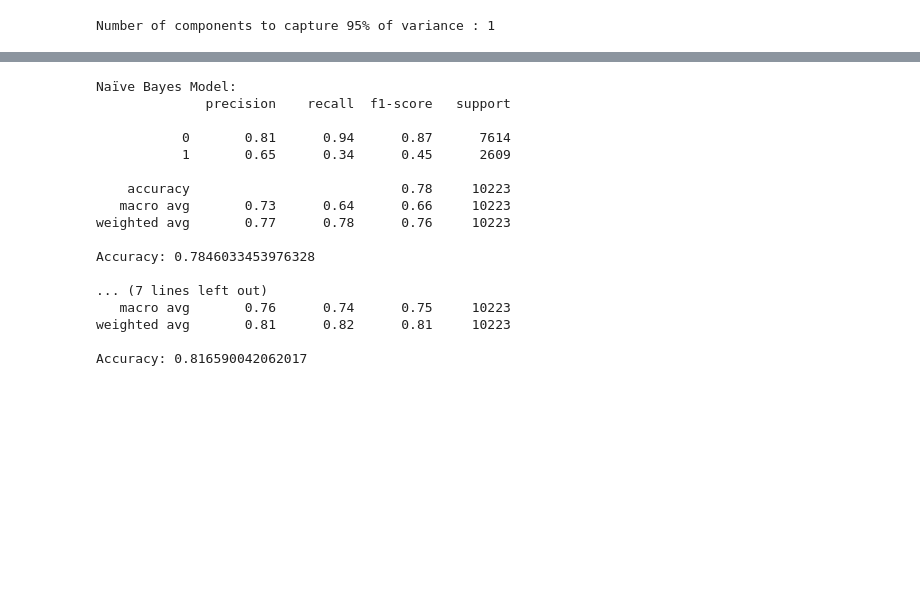
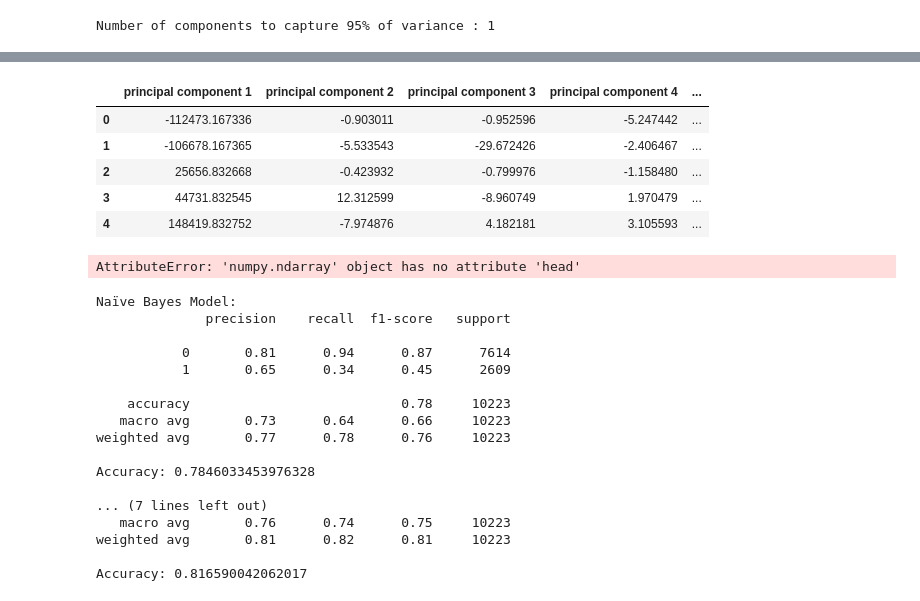
Before and after one commit to VanujaDesilva/IncomePrediction-ML-Models, a Jupyter notebook: Data Pre Processing.ipynb, the cells around one changed output, grey strips where cells are left out. Drawn from its saved outputs; the diff is of its cells as text; code cells hidden in the pictures; blank space fills up the shorter version.

```diff
--- a/Data Pre Processing.ipynb
+++ b/Data Pre Processing.ipynb
@@ -726,3 +742,22 @@ for column in categorical_columns:
+# %%
+pca = PCA(n_components=9)
+new_data = pca.fit_transform(data)
+# This will be the new data fed to the algorithm.
+principal_Df = pd.DataFrame(data = new_data
+             , columns = ['principal component 1', 'principal component 2','principal component 3','principal component 4','principal component 5','principal component 6','principal component 7','principal component 8','principal component 9'])
+# %%
+principal_Df.head()
+# %% [output]
+|  | principal component 1 | principal component 2 | principal component 3 | principal component 4 | ... |
+| 0 | -112473.167336 | -0.903011 | -0.952596 | -5.247442 | ... |
+| 1 | -106678.167365 | -5.533543 | -29.672426 | -2.406467 | ... |
+| 2 | 25656.832668 | -0.423932 | -0.799976 | -1.158480 | ... |
+| 3 | 44731.832545 | 12.312599 | -8.960749 | 1.970479 | ... |
+| 4 | 148419.832752 | -7.974876 | 4.182181 | 3.105593 | ... |
+# %%
+new_data.head()
+# %% [output]
+AttributeError: 'numpy.ndarray' object has no attribute 'head'
 # %%
 from sklearn.model_selection import train_test_split
 # %%
```
Also changed, not shown: parts of 21 cells of this notebook.
